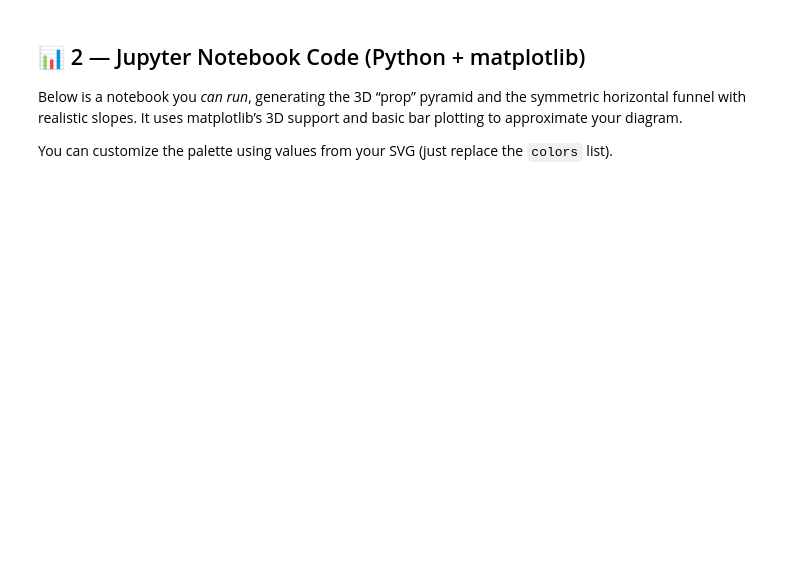
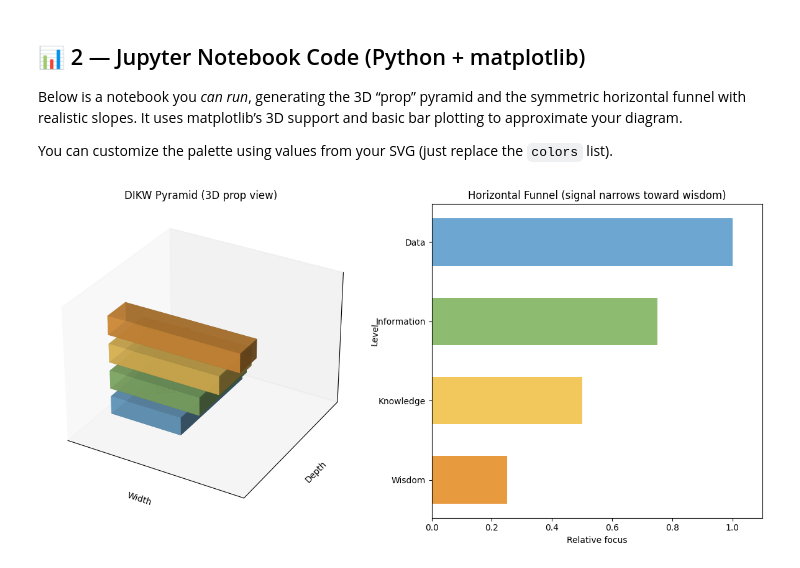
Before and after one commit to git-steven/git-steven.github.io, a Jupyter notebook: python-git-steven/dikw.ipynb, the cells around one changed output. Saved outputs shown, nothing was run; the diff lists cells and outputs as text; code cells hidden in the pictures; blank space fills up the shorter version.

````diff
--- a/python-git-steven/dikw.ipynb
+++ b/python-git-steven/dikw.ipynb
@@ -6,8 +6,6 @@ Below is a notebook you *can run*, generating the 3D “prop” pyramid and the
 You can customize the palette using values from your SVG (just replace the `colors` list).
 # %%
 
-```python
-# di_kw_funnel.ipynb
 import numpy as np
 import matplotlib.pyplot as plt
 from mpl_toolkits.mplot3d import Axes3D
@@ -24,30 +22,32 @@ z_height = [0, 1, 2, 3]
 x_width = [1.0 - v*0.5 for v in values]
 y_width = values
 
 for i, lvl in enumerate(levels):
     xi = x_width[i]
     yi = y_width[i]
     zi = z_height[i]
     # draw trapezoidal “slice”
     ax3.bar3d(xi/2, yi/2, zi, xi, yi, 0.5, color=colors[i], alpha=0.8)
     ax3.text(xi/2 + xi/3, yi/2 + yi/3, zi+0.25, lvl, color='k')
 
 ax3.set_title("DIKW Pyramid (3D prop view)")
 ax3.set_xlabel("Width")
 ax3.set_ylabel("Depth")
 ax3.set_zlabel("Level")
 ax3.set_xticks([])
 ax3.set_yticks([])
 ax3.set_zticks([])
 
 # --- Horizontal Funnel View ---
 ax2 = fig.add_subplot(122)
 positions = np.arange(len(levels))
 ax2.barh(positions, values[::-1], color=colors[::-1], height=0.6)
 ax2.set_yticks(positions)
 ax2.set_yticklabels(levels[::-1])
 ax2.set_title("Horizontal Funnel (signal narrows toward wisdom)")
 ax2.set_xlabel("Relative focus")
 ax2.set_xlim(0, 1.1)
 plt.tight_layout()
 plt.show()
+# %% [output]
+[figure, added]
````
Also changed, not shown: 14 other files.
